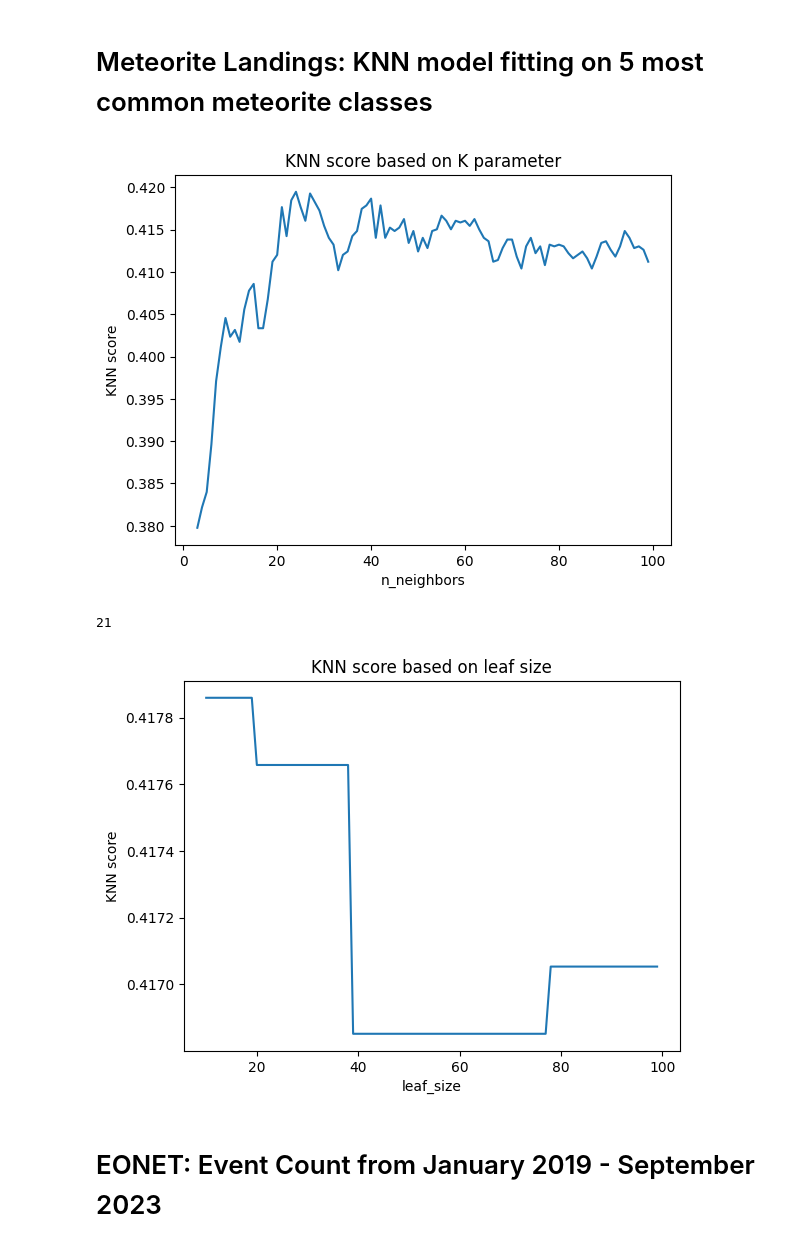
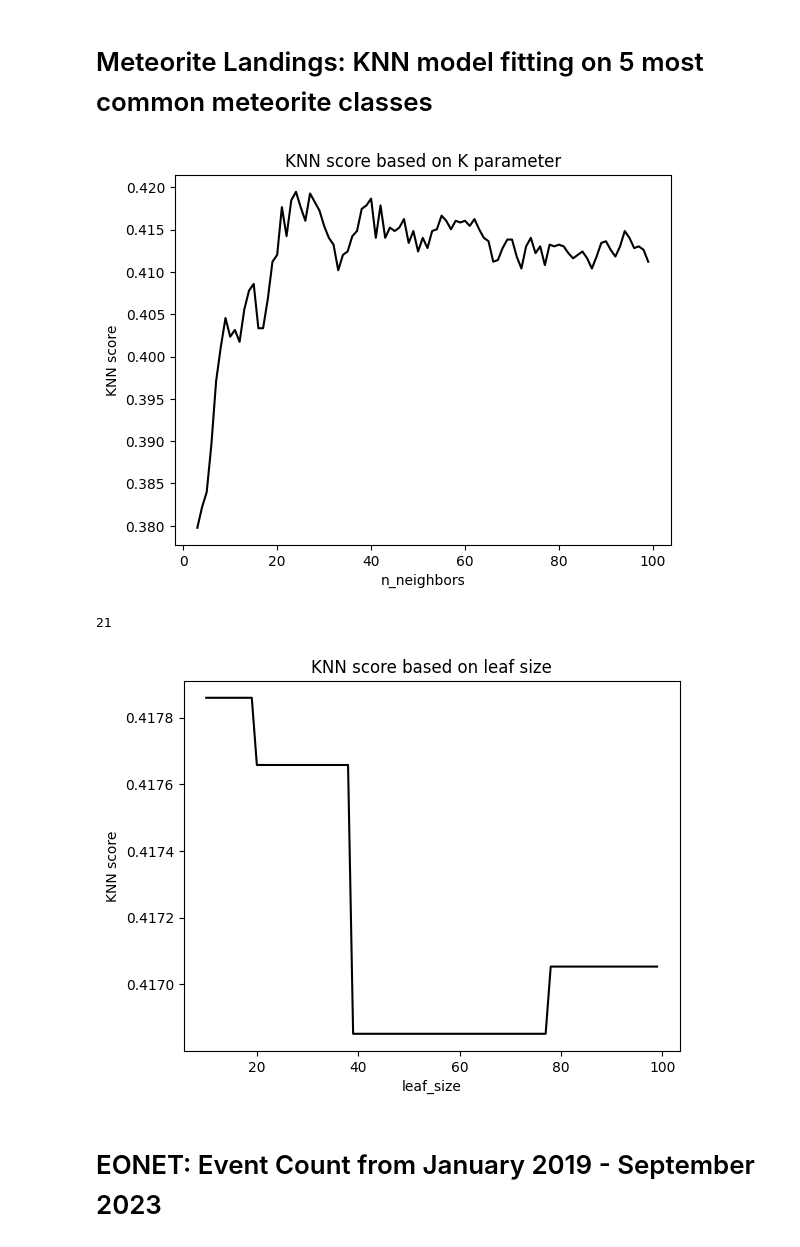
Before and after one commit to IevaF/SGT_Bootcamp_final_task, a Jupyter notebook: Nasa_data_COMBINED.ipynb, the cells around one changed output. Cells and saved outputs as stored; diff of their text form; code cells hidden in the pictures.

```diff
--- a/Nasa_data_COMBINED.ipynb
+++ b/Nasa_data_COMBINED.ipynb
@@ -830,12 +790,12 @@ for i in range(3, 100):
     neighbors.append(i)
     knn_scores.append(a)
 # %%
-plt.plot(neighbors, knn_scores)
+plt.plot(neighbors, knn_scores, color = 'black')
 plt.title("KNN score based on K parameter")
 plt.xlabel("n_neighbors")
 plt.ylabel("KNN score")
 plt.show()
 # %% [output]
-[figure, old version]
+[figure, new version]
 # %%
 index = knn_scores.index(max(knn_scores))
@@ -852,13 +812,13 @@ for i in range(10, 100):
     leafs.append(i)
     knn_sc.append(a)
 # %%
-plt.plot(leafs, knn_sc)
+plt.plot(leafs, knn_sc, color = 'black')
 plt.title("KNN score based on leaf size")
 plt.xlabel("leaf_size")
 plt.ylabel("KNN score")
 plt.show()
 # %% [output]
-[figure, old version]
+[figure, new version]
 # %% [markdown]
 # EONET: Event Count from January 2019 - September 2023
 # %%
```
Also changed, not shown: parts of 19 cells of this notebook.
